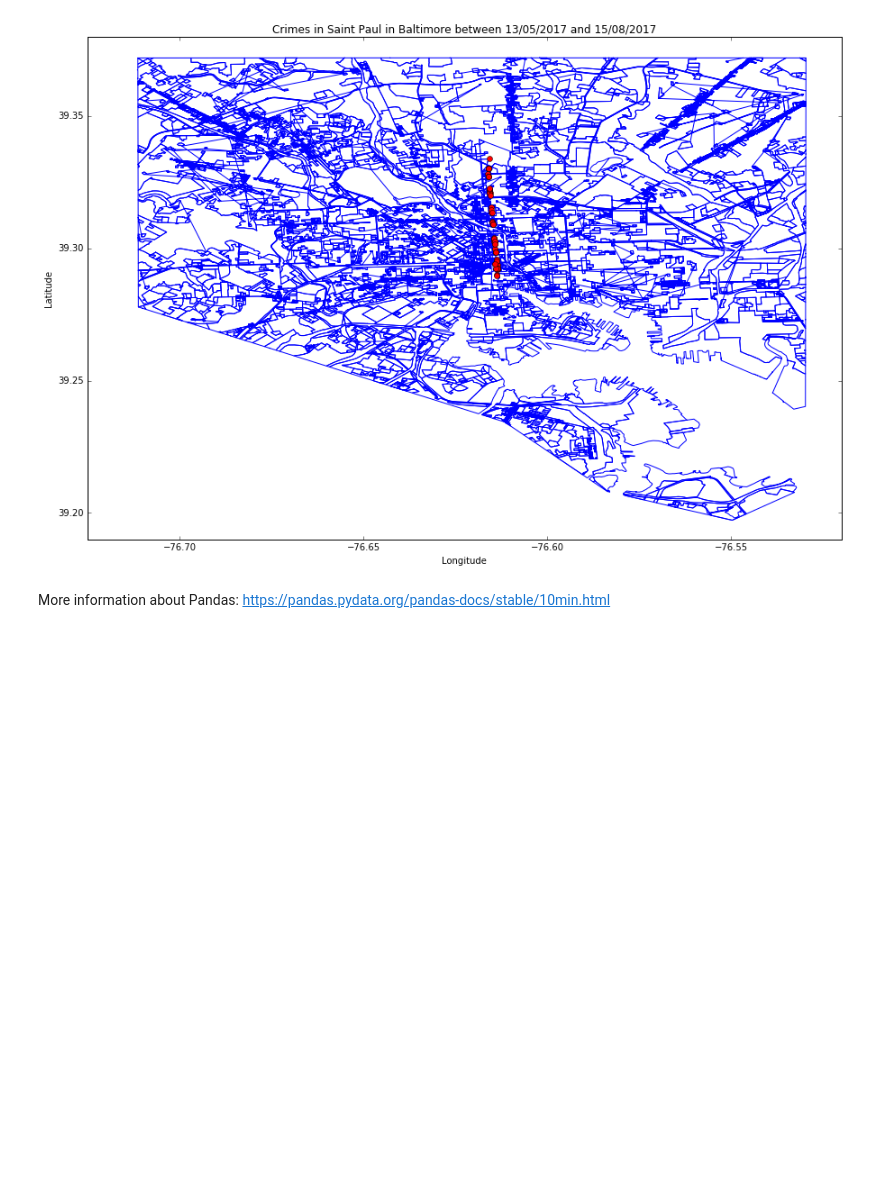
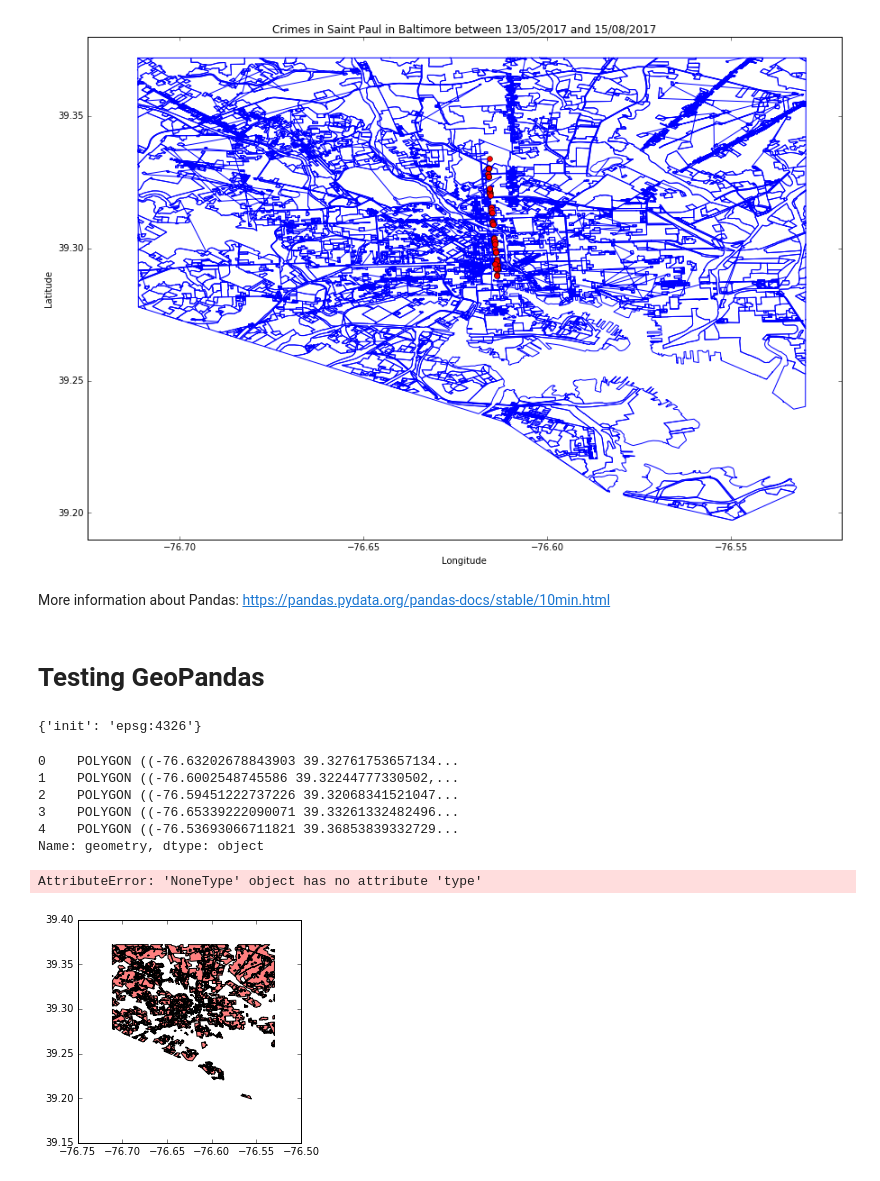
Before and after one commit to rmmariano/CAP386_intro_data_science, a Jupyter notebook: projeto/crimes_baltimore/crimes_baltimore.ipynb, the cells around one changed output. Saved outputs shown, nothing was run; the diff lists cells and outputs as text; code cells hidden in the pictures; blank space fills up the shorter version.

Commit message:
testing geopandas

```diff
--- a/projeto/crimes_baltimore/crimes_baltimore.ipynb
+++ b/projeto/crimes_baltimore/crimes_baltimore.ipynb
@@ -345,3 +345,33 @@ plot_shapefile_and_points(shape_file, df_crimes_query, title_of_plot)
 [figure]
 # %% [markdown]
 More information about Pandas: https://pandas.pydata.org/pandas-docs/stable/10min.html
+# %% [markdown]
+# Testing GeoPandas
+# %%
+import geopandas as gpd
+import matplotlib.pyplot as plt
+
+shape_file_path = "files/shp/landuse_4326/landuse_4326.shp"
+# shape_file_path = "files/shp/landuse/landuse.shp"
+
+shape_file_data = gpd.read_file(shape_file_path)
+
+shape_file_data.crs
+# %% [output]
+{'init': 'epsg:4326'}
+# %%
+shape_file_data['geometry'].head()
+# %% [output]
+0    POLYGON ((-76.63202678843903 39.32761753657134...
+1    POLYGON ((-76.6002548745586 39.32244777330502,...
+2    POLYGON ((-76.59451222737226 39.32068341521047...
+3    POLYGON ((-76.65339222090071 39.33261332482496...
+4    POLYGON ((-76.53693066711821 39.36853839332729...
+Name: geometry, dtype: object
+# %%
+shape_file_data.plot(markersize=6, color="red");
+
+plt.title("WGS84 projection");
+# %% [output]
+AttributeError: 'NoneType' object has no attribute 'type'
+[figure, added]
```
